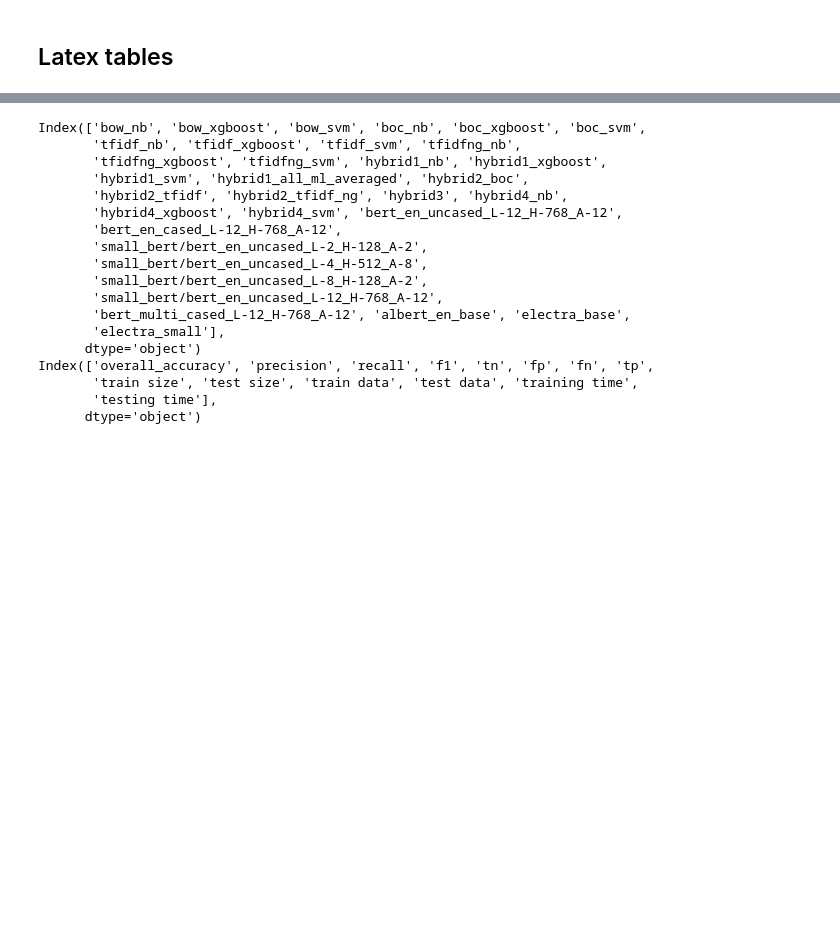
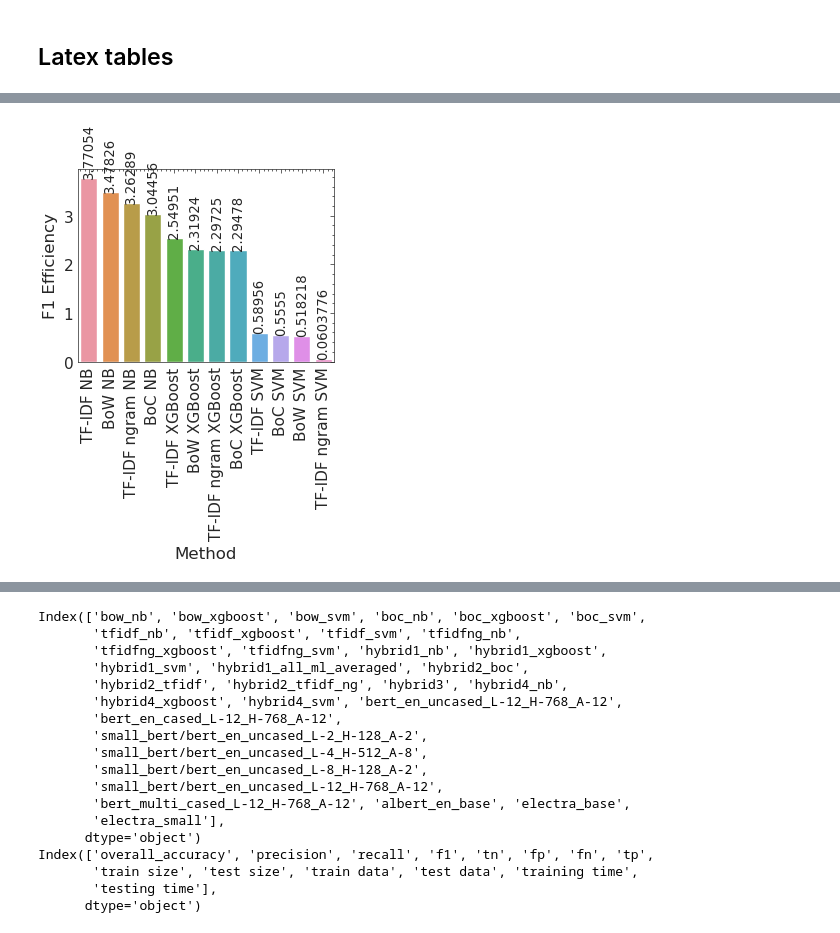
Before and after one commit to gdrlab/cascaded-sqli-detection, a Jupyter notebook: utils/Demonstrate_test_results.ipynb, the cells around one changed output, grey strips where cells are left out. Saved outputs shown, nothing was run; the diff lists cells and outputs as text; code cells hidden in the pictures; blank space fills up the shorter version.

```diff
--- a/utils/Demonstrate_test_results.ipynb
+++ b/utils/Demonstrate_test_results.ipynb
@@ -275,0 +306,21 @@ dtype: float64
+# %%
+# Figure of Table Single NLP - F1 Efficiency metric is
+#fig, axes = plt.subplots(1, 1, figsize=(10,5))
+current_figure_name = 'single_nlp_f1_efficiency.png'
+plt.style.use(['science','no-latex','ieee'])
+plt.rcParams.update({'figure.dpi': '100'})
+metrics = ['log(f1/s)']
+df_small = df.loc[methods, metrics]
+df_small = rename_table_labels(df_small)
+
+metric = 'F1 Efficiency'
+df_sorted = df_small.sort_values(metric,ascending=False).reset_index()
+ax = sns.barplot(data=df_sorted,x="Method", y=metric)
+ax.tick_params(axis='x', rotation=90)
+#ax.set(ylim=(0.95, 1))
+for i in ax.containers:
+    ax.bar_label(i,rotation=90,fontsize='large')
+
+ax.get_figure().savefig(figure_folder / current_figure_name)
+# %% [output]
+[figure, added]
```
Also changed, not shown: parts of 15 cells of this notebook, 1 other file.
